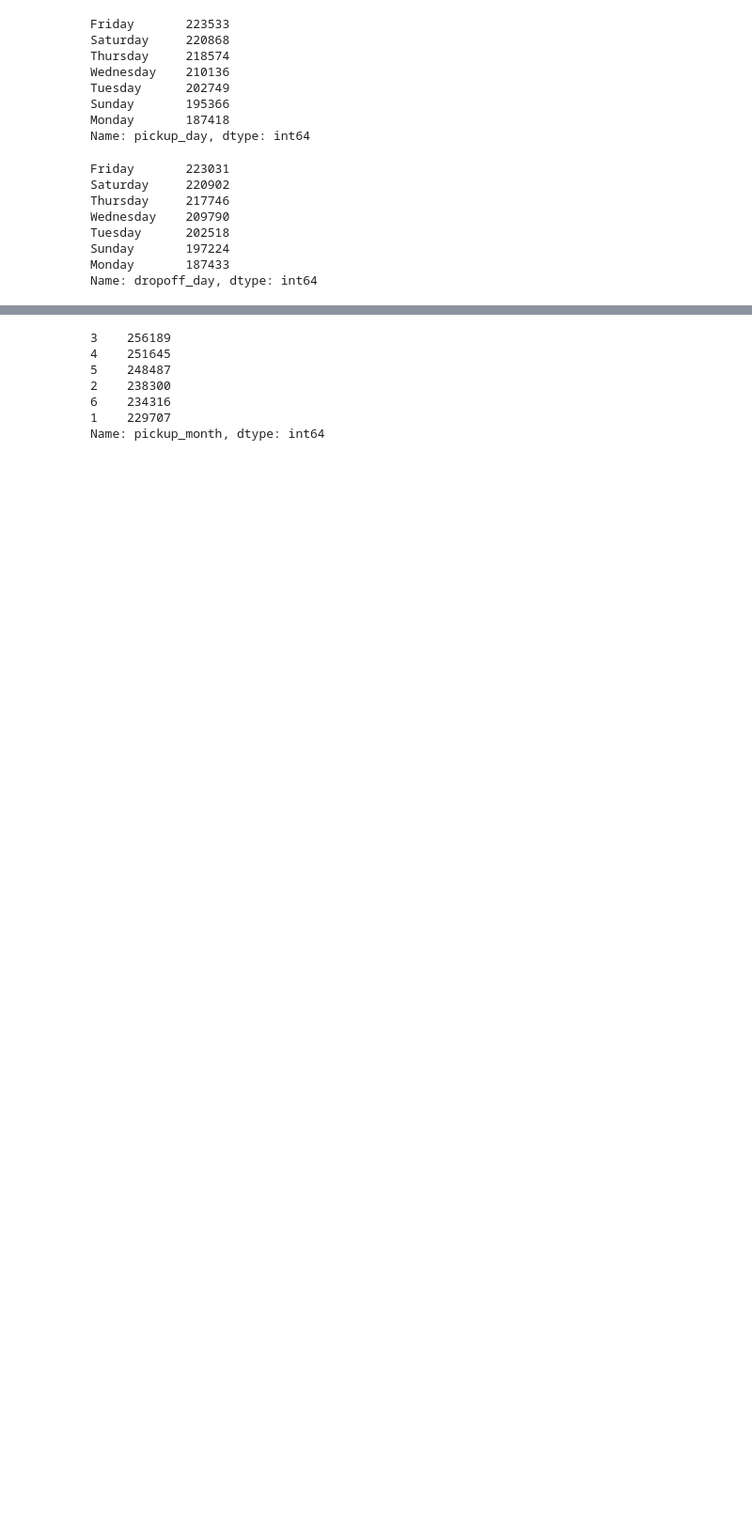
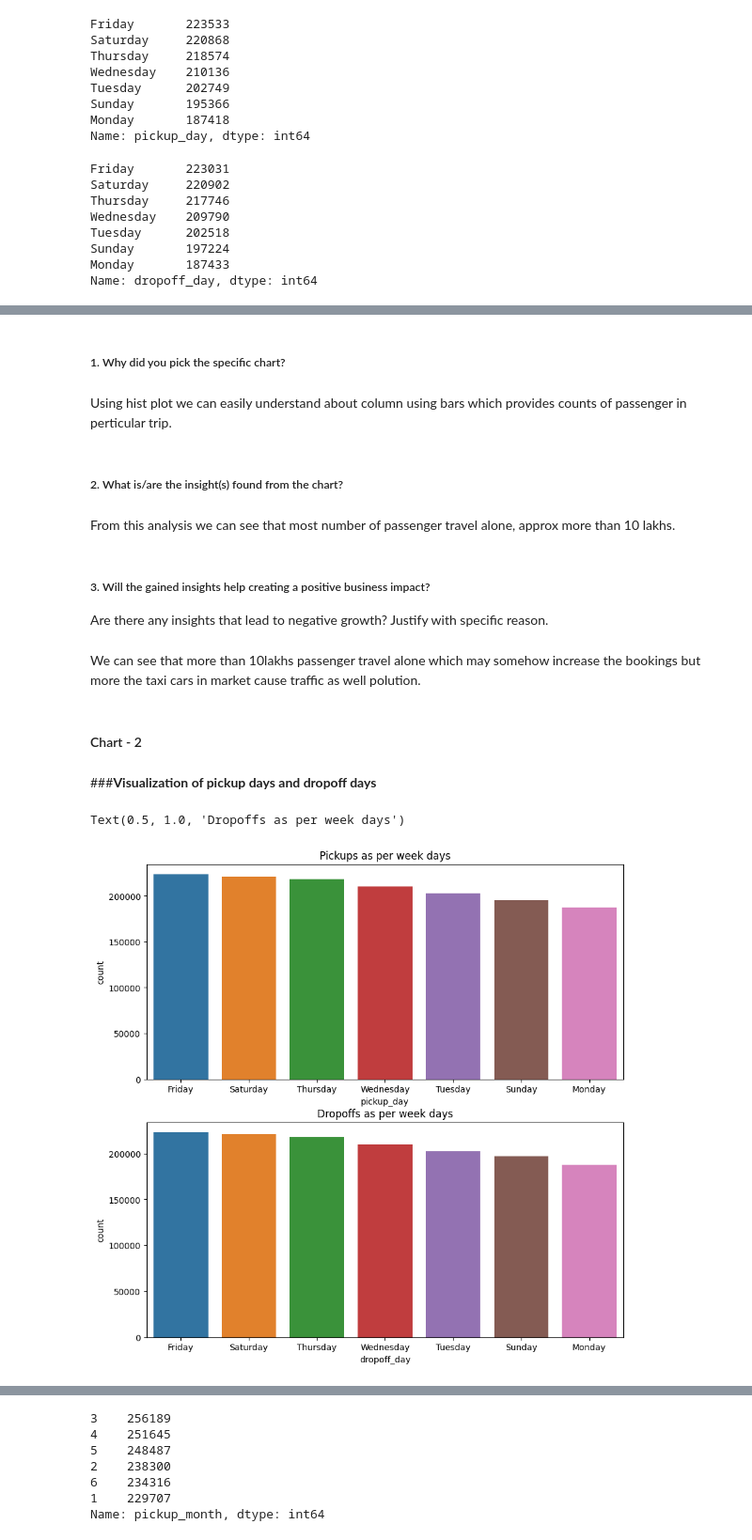
Before and after one commit to Mr-Himanshu123/ML_Project-Taxi-Trip-Time-Prediction, a Jupyter notebook: NYC_Taxi_Trip_Time_Prediction.ipynb, the cells around one changed output, grey strips where cells are left out. Shown at 94% size. Cells and saved outputs as stored; diff of their text form; code cells hidden in the pictures; blank space fills up the shorter version.

```diff
--- a/NYC_Taxi_Trip_Time_Prediction.ipynb
+++ b/NYC_Taxi_Trip_Time_Prediction.ipynb
@@ -372,0 +425,28 @@ Name: dropoff_day, dtype: int64
+# %% [markdown]
+##### 1. Why did you pick the specific chart?
+# %% [markdown]
+Using hist plot we can easily understand about column using bars which provides counts of passenger in perticular trip.
+# %% [markdown]
+##### 2. What is/are the insight(s) found from the chart?
+# %% [markdown]
+From this analysis we can see that most number of passenger travel alone, approx more than 10 lakhs.
+# %% [markdown]
+##### 3. Will the gained insights help creating a positive business impact?
+Are there any insights that lead to negative growth? Justify with specific reason.
+# %% [markdown]
+We can see that more than 10lakhs passenger travel alone which may somehow increase the bookings but more the taxi cars in market cause traffic as well polution.
+# %% [markdown]
+#### Chart - 2
+# %% [markdown]
+###**Visualization of pickup days and dropoff days**
+# %%
+# Chart - 2 visualization code
+figure,ax=plt.subplots(nrows=2,ncols=1,figsize=(10,10))
+sns.countplot(x='pickup_day',data=nyc_data,ax=ax[0],order=nyc_data['pickup_day'].value_counts().index)
+ax[0].set_title('Pickups as per week days')
+
+sns.countplot(x='dropoff_day',data=nyc_data,ax=ax[1],order=nyc_data['dropoff_day'].value_counts().index)
+ax[1].set_title('Dropoffs as per week days')
+# %% [output]
+Text(0.5, 1.0, 'Dropoffs as per week days')
+[figure, added]
```
Also changed, not shown: parts of 184 cells of this notebook.
